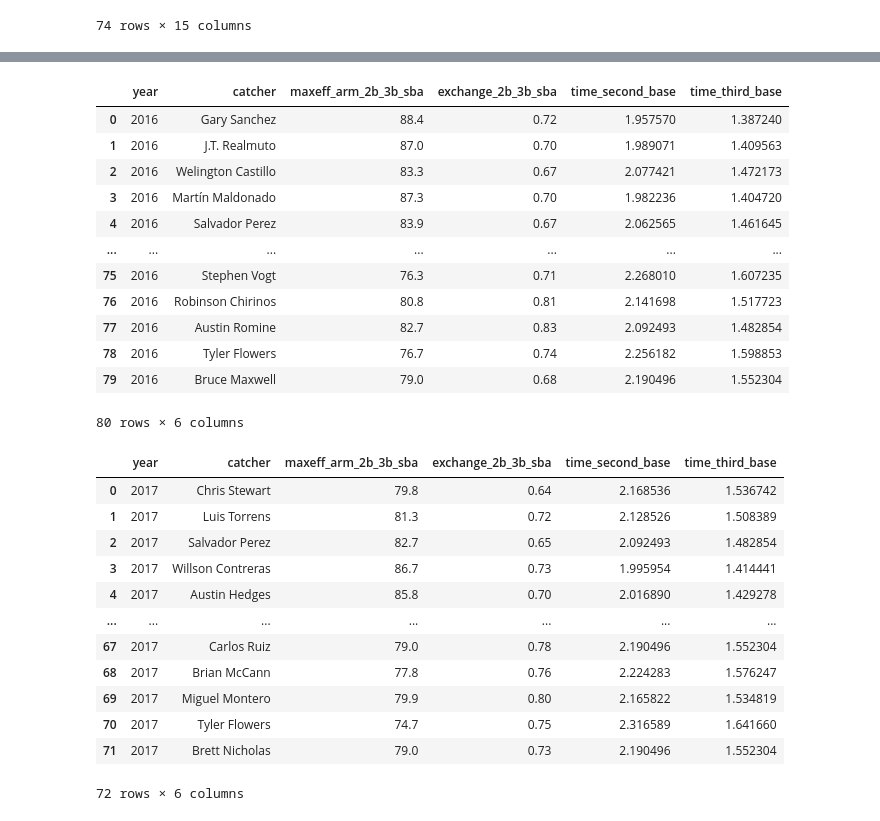
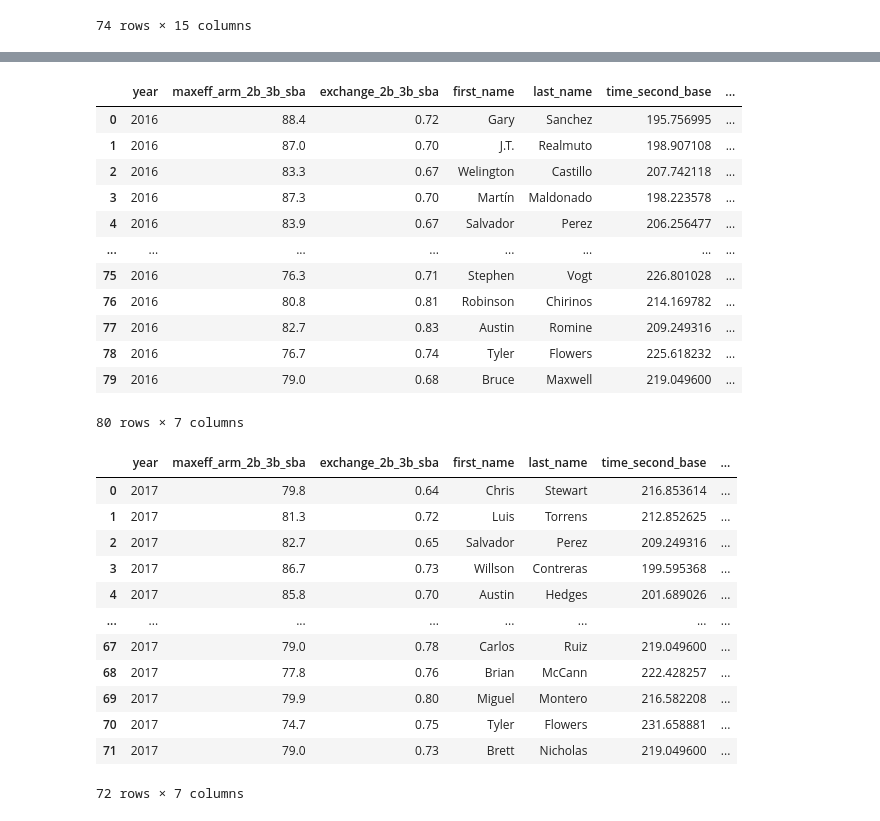
Before and after one commit to MireyNM/Predict_Future_MLB_Stats, a Jupyter notebook: Code/Deliverable_1_Stat_Cast_Catcher.ipynb, the cells around one changed output, grey strips where cells are left out. Drawn from its saved outputs; the diff is of its cells as text; code cells hidden in the pictures.

```diff
--- a/Code/Deliverable_1_Stat_Cast_Catcher.ipynb
+++ b/Code/Deliverable_1_Stat_Cast_Catcher.ipynb
@@ -54,0 +74,4 @@ data2015
+# %%
+# Split first and last name 2016
+data2016[['first_name','last_name']] = data2016['catcher'].loc[data2016['catcher'].str.split().str.len() == 2].str.split(expand=True)
+data2016
@@ -55,5 +92,5 @@ data2015
 # %%
 # Dropping unnecessary columns in 2016 data
-data2016 = data2016.drop(columns=['player_id','team_id', 'age', 'pop_2b_sba_count', 'pop_2b_sba', 'pop_2b_cs', 'pop_2b_sb', 'pop_3b_sba_count', 'pop_3b_sba', 'pop_3b_cs', 'pop_3b_sb'])
+data2016 = data2016.drop(columns=['player_id','catcher','team_id', 'age', 'pop_2b_sba_count', 'pop_2b_sba', 'pop_2b_cs', 'pop_2b_sb', 'pop_3b_sba_count', 'pop_3b_sba', 'pop_3b_cs', 'pop_3b_sb'])
 data2016
 # %% [output]
@@ -217,40 +367,40 @@ data2015
 # %%
 # Calculating time for Second and Third base for 2016
-data2016['time_second_base'] = (distance_second/data2016['maxeff_arm_2b_3b_sba']*0.44704)*10
-data2016['time_third_base'] = (distance_third/data2016['maxeff_arm_2b_3b_sba']*0.44704)*10
+data2016['time_second_base'] = (distance_second/data2016['maxeff_arm_2b_3b_sba']*0.44704)*1000
+data2016['time_third_base'] = (distance_third/data2016['maxeff_arm_2b_3b_sba']*0.44704)*1000
 data2016
 # %% [output]
-|  | year | catcher | maxeff_arm_2b_3b_sba | exchange_2b_3b_sba | time_second_base | time_third_base |
-| 0 | 2016 | Gary Sanchez | 88.4 | 0.72 | 1.957570 | 1.387240 |
-| 1 | 2016 | J.T. Realmuto | 87.0 | 0.70 | 1.989071 | 1.409563 |
-| 2 | 2016 | Welington Castillo | 83.3 | 0.67 | 2.077421 | 1.472173 |
-| 3 | 2016 | Martín Maldonado | 87.3 | 0.70 | 1.982236 | 1.404720 |
-| 4 | 2016 | Salvador Perez | 83.9 | 0.67 | 2.062565 | 1.461645 |
-| ... | ... | ... | ... | ... | ... | ... |
-| 75 | 2016 | Stephen Vogt | 76.3 | 0.71 | 2.268010 | 1.607235 |
-| 76 | 2016 | Robinson Chirinos | 80.8 | 0.81 | 2.141698 | 1.517723 |
-| 77 | 2016 | Austin Romine | 82.7 | 0.83 | 2.092493 | 1.482854 |
-| 78 | 2016 | Tyler Flowers | 76.7 | 0.74 | 2.256182 | 1.598853 |
-| 79 | 2016 | Bruce Maxwell | 79.0 | 0.68 | 2.190496 | 1.552304 |
+|  | year | maxeff_arm_2b_3b_sba | exchange_2b_3b_sba | first_name | last_name | time_second_base | ... |
+| 0 | 2016 | 88.4 | 0.72 | Gary | Sanchez | 195.756995 | ... |
+| 1 | 2016 | 87.0 | 0.70 | J.T. | Realmuto | 198.907108 | ... |
+| 2 | 2016 | 83.3 | 0.67 | Welington | Castillo | 207.742118 | ... |
+| 3 | 2016 | 87.3 | 0.70 | Martín | Maldonado | 198.223578 | ... |
+| 4 | 2016 | 83.9 | 0.67 | Salvador | Perez | 206.256477 | ... |
+| ... | ... | ... | ... | ... | ... | ... | ... |
+| 75 | 2016 | 76.3 | 0.71 | Stephen | Vogt | 226.801028 | ... |
+| 76 | 2016 | 80.8 | 0.81 | Robinson | Chirinos | 214.169782 | ... |
+| 77 | 2016 | 82.7 | 0.83 | Austin | Romine | 209.249316 | ... |
+| 78 | 2016 | 76.7 | 0.74 | Tyler | Flowers | 225.618232 | ... |
+| 79 | 2016 | 79.0 | 0.68 | Bruce | Maxwell | 219.049600 | ... |
-80 rows × 6 columns
+80 rows × 7 columns
 # %%
 # Calculating time for Second and Third base for 2017
-data2017['time_second_base'] = (distance_second/data2017['maxeff_arm_2b_3b_sba']*0.44704)*10
-data2017['time_third_base'] = (distance_third/data2017['maxeff_arm_2b_3b_sba']*0.44704)*10
+data2017['time_second_base'] = (distance_second/data2017['maxeff_arm_2b_3b_sba']*0.44704)*1000
+data2017['time_third_base'] = (distance_third/data2017['maxeff_arm_2b_3b_sba']*0.44704)*1000
 data2017
 # %% [output]
-|  | year | catcher | maxeff_arm_2b_3b_sba | exchange_2b_3b_sba | time_second_base | time_third_base |
-| 0 | 2017 | Chris Stewart | 79.8 | 0.64 | 2.168536 | 1.536742 |
-| 1 | 2017 | Luis Torrens | 81.3 | 0.72 | 2.128526 | 1.508389 |
-| 2 | 2017 | Salvador Perez | 82.7 | 0.65 | 2.092493 | 1.482854 |
-| 3 | 2017 | Willson Contreras | 86.7 | 0.73 | 1.995954 | 1.414441 |
-| 4 | 2017 | Austin Hedges | 85.8 | 0.70 | 2.016890 | 1.429278 |
-| ... | ... | ... | ... | ... | ... | ... |
-| 67 | 2017 | Carlos Ruiz | 79.0 | 0.78 | 2.190496 | 1.552304 |
-| 68 | 2017 | Brian McCann | 77.8 | 0.76 | 2.224283 | 1.576247 |
-| 69 | 2017 | Miguel Montero | 79.9 | 0.80 | 2.165822 | 1.534819 |
-| 70 | 2017 | Tyler Flowers | 74.7 | 0.75 | 2.316589 | 1.641660 |
-| 71 | 2017 | Brett Nicholas | 79.0 | 0.73 | 2.190496 | 1.552304 |
+|  | year | maxeff_arm_2b_3b_sba | exchange_2b_3b_sba | first_name | last_name | time_second_base | ... |
+| 0 | 2017 | 79.8 | 0.64 | Chris | Stewart | 216.853614 | ... |
+| 1 | 2017 | 81.3 | 0.72 | Luis | Torrens | 212.852625 | ... |
+| 2 | 2017 | 82.7 | 0.65 | Salvador | Perez | 209.249316 | ... |
+| 3 | 2017 | 86.7 | 0.73 | Willson | Contreras | 199.595368 | ... |
+| 4 | 2017 | 85.8 | 0.70 | Austin | Hedges | 201.689026 | ... |
+| ... | ... | ... | ... | ... | ... | ... | ... |
+| 67 | 2017 | 79.0 | 0.78 | Carlos | Ruiz | 219.049600 | ... |
+| 68 | 2017 | 77.8 | 0.76 | Brian | McCann | 222.428257 | ... |
+| 69 | 2017 | 79.9 | 0.80 | Miguel | Montero | 216.582208 | ... |
+| 70 | 2017 | 74.7 | 0.75 | Tyler | Flowers | 231.658881 | ... |
+| 71 | 2017 | 79.0 | 0.73 | Brett | Nicholas | 219.049600 | ... |
-72 rows × 6 columns
+72 rows × 7 columns
 # %%
 # Calculating time for Second and Third base for 2018
```
Also changed, not shown: parts of 37 cells of this notebook, 2 other files.
